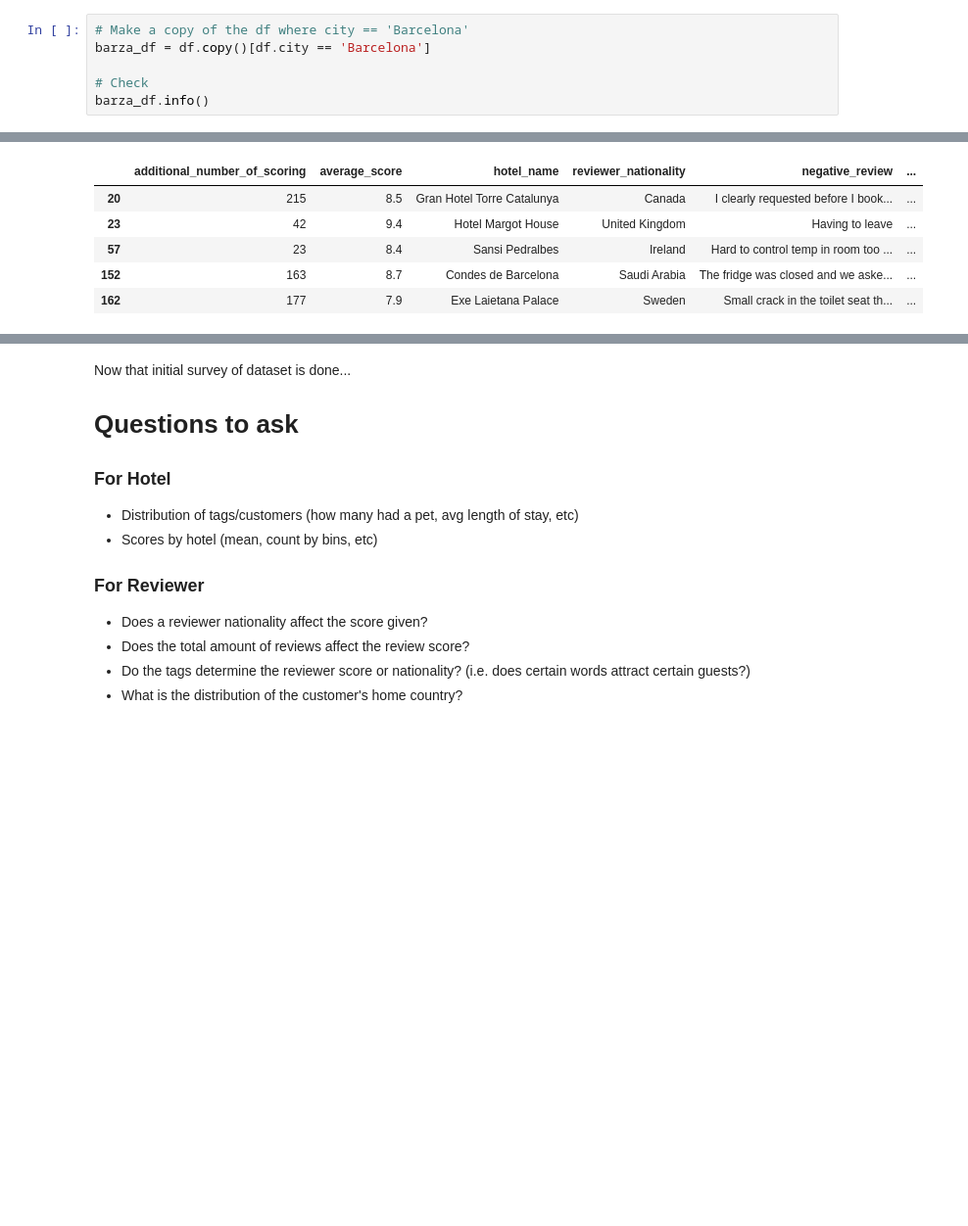
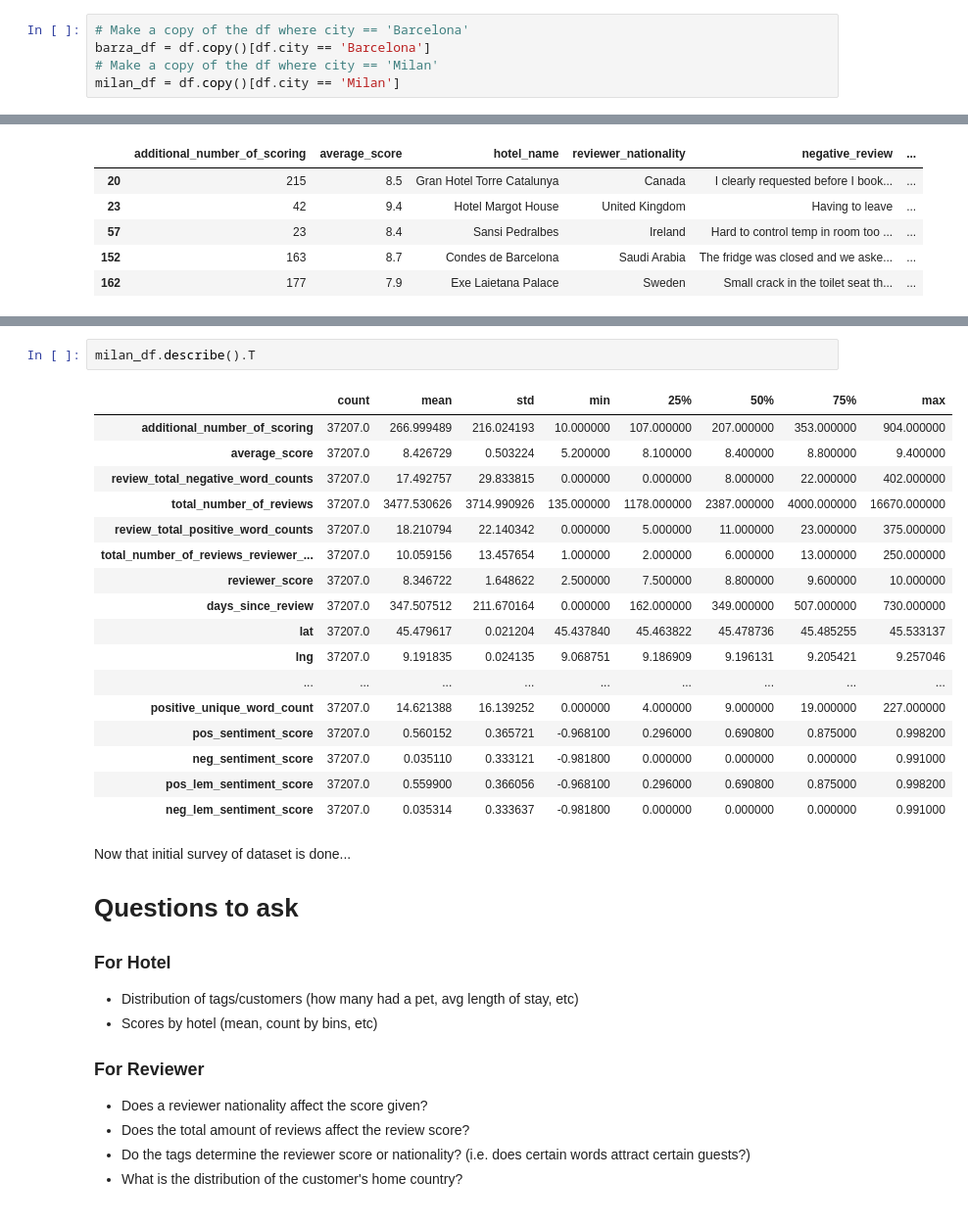
Before and after one commit to InPersonAnalysis/customer_review_capston, a Jupyter notebook: barza_milan.ipynb, the cells around one changed output, grey strips where cells are left out. Shown at 98% size. Saved outputs shown, nothing was run; the diff lists cells and outputs as text; blank space fills up the shorter version.

```diff
--- a/barza_milan.ipynb
+++ b/barza_milan.ipynb
@@ -36,6 +35,5 @@ memory usage: 149.5+ MB
 # %%
 # Make a copy of the df where city == 'Barcelona'
 barza_df = df.copy()[df.city == 'Barcelona']
-
-# Check
-barza_df.info()
+# Make a copy of the df where city == 'Milan'
+milan_df = df.copy()[df.city == 'Milan']
@@ -81,3 +119,23 @@ barza_df.describe()
+# %%
+milan_df.describe().T
+# %% [output]
+|  | count | mean | std | min | 25% | 50% | 75% | max |
+| additional_number_of_scoring | 37207.0 | 266.999489 | 216.024193 | 10.000000 | 107.000000 | 207.000000 | 353.000000 | 904.000000 |
+| average_score | 37207.0 | 8.426729 | 0.503224 | 5.200000 | 8.100000 | 8.400000 | 8.800000 | 9.400000 |
+| review_total_negative_word_counts | 37207.0 | 17.492757 | 29.833815 | 0.000000 | 0.000000 | 8.000000 | 22.000000 | 402.000000 |
+| total_number_of_reviews | 37207.0 | 3477.530626 | 3714.990926 | 135.000000 | 1178.000000 | 2387.000000 | 4000.000000 | 16670.000000 |
+| review_total_positive_word_counts | 37207.0 | 18.210794 | 22.140342 | 0.000000 | 5.000000 | 11.000000 | 23.000000 | 375.000000 |
+| total_number_of_reviews_reviewer_... | 37207.0 | 10.059156 | 13.457654 | 1.000000 | 2.000000 | 6.000000 | 13.000000 | 250.000000 |
+| reviewer_score | 37207.0 | 8.346722 | 1.648622 | 2.500000 | 7.500000 | 8.800000 | 9.600000 | 10.000000 |
+| days_since_review | 37207.0 | 347.507512 | 211.670164 | 0.000000 | 162.000000 | 349.000000 | 507.000000 | 730.000000 |
+| lat | 37207.0 | 45.479617 | 0.021204 | 45.437840 | 45.463822 | 45.478736 | 45.485255 | 45.533137 |
+| lng | 37207.0 | 9.191835 | 0.024135 | 9.068751 | 9.186909 | 9.196131 | 9.205421 | 9.257046 |
+| ... | ... | ... | ... | ... | ... | ... | ... | ... |
+| positive_unique_word_count | 37207.0 | 14.621388 | 16.139252 | 0.000000 | 4.000000 | 9.000000 | 19.000000 | 227.000000 |
+| pos_sentiment_score | 37207.0 | 0.560152 | 0.365721 | -0.968100 | 0.296000 | 0.690800 | 0.875000 | 0.998200 |
+| neg_sentiment_score | 37207.0 | 0.035110 | 0.333121 | -0.981800 | 0.000000 | 0.000000 | 0.000000 | 0.991000 |
+| pos_lem_sentiment_score | 37207.0 | 0.559900 | 0.366056 | -0.968100 | 0.296000 | 0.690800 | 0.875000 | 0.998200 |
+| neg_lem_sentiment_score | 37207.0 | 0.035314 | 0.333637 | -0.981800 | 0.000000 | 0.000000 | 0.000000 | 0.991000 |
 # %% [markdown]
 Now that initial survey of dataset is done...
 
```
Also changed, not shown: parts of 12 cells of this notebook.
